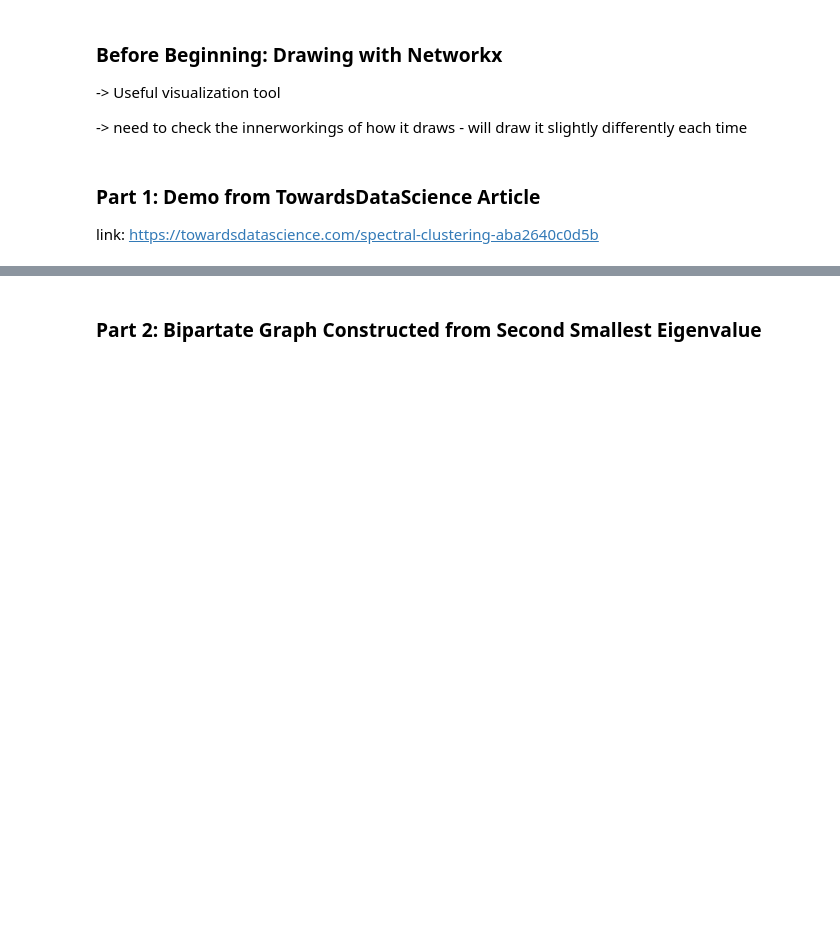
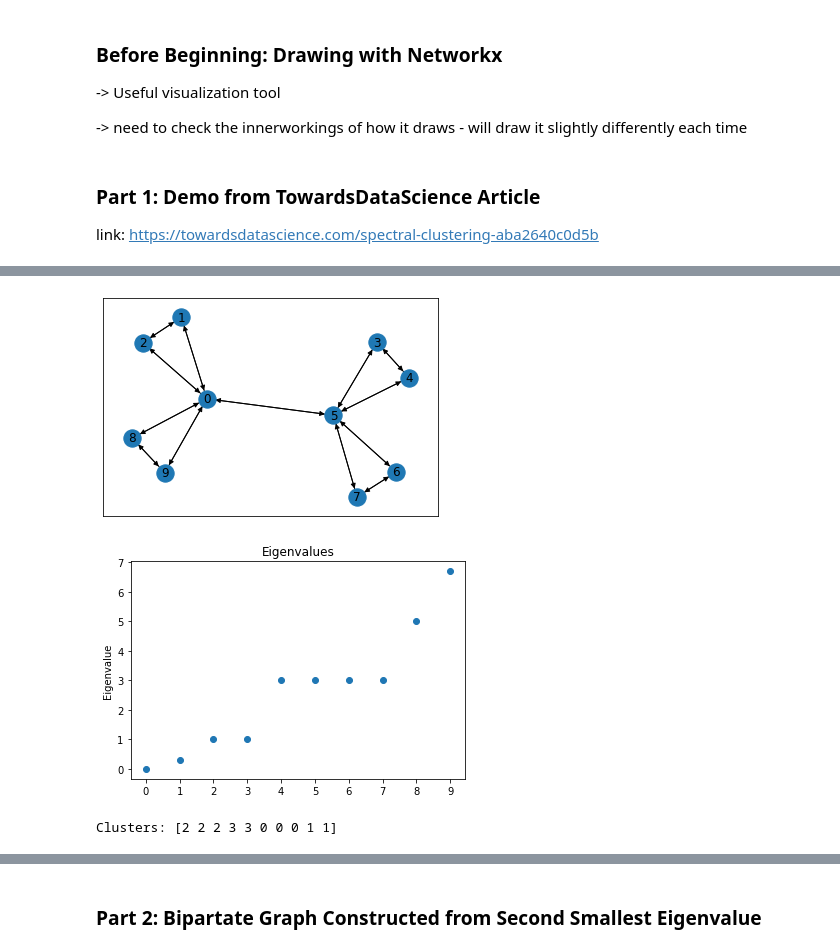
Before and after one commit to serre-lab/synchrony, a Jupyter notebook: supervised/kuramoto/ExploreLaplacian.ipynb, the cells around one changed output, grey strips where cells are left out. Drawn from its saved outputs; the diff is of its cells as text; code cells hidden in the pictures; blank space fills up the shorter version.

```diff
--- a/supervised/kuramoto/ExploreLaplacian.ipynb
+++ b/supervised/kuramoto/ExploreLaplacian.ipynb
@@ -154 +159,34 @@ L.plot_eigenvalues()
 [figure]
+# %%
+A = np.array([
+  [0, 1, 1, 0, 0, 1, 0, 0, 1, 1],
+  [1, 0, 1, 0, 0, 0, 0, 0, 0, 0],
+  [1, 1, 0, 0, 0, 0, 0, 0, 0, 0],
+  [0, 0, 0, 0, 1, 1, 0, 0, 0, 0],
+  [0, 0, 0, 1, 0, 1, 0, 0, 0, 0],
+  [1, 0, 0, 1, 1, 0, 1, 1, 0, 0],
+  [0, 0, 0, 0, 0, 1, 0, 1, 0, 0],
+  [0, 0, 0, 0, 0, 1, 1, 0, 0, 0],
+  [1, 0, 0, 0, 0, 0, 0, 0, 0, 1],
+  [1, 0, 0, 0, 0, 0, 0, 0, 1, 0]])
+L = Laplacian(A)
+L.plot_graph()
+L.plot_eigenvalues()
+# %% [output]
+[figure, added]
+[figure, added]
+# %%
+vals, vecs = np.linalg.eig(L.Lin)
+from sklearn.cluster import KMeans
+# sort these based on the eigenvalues
+vecs = vecs[:,np.argsort(vals)]
+vals = vals[np.argsort(vals)]
+
+# kmeans on first three vectors with nonzero eigenvalues
+kmeans = KMeans(n_clusters=4)
+kmeans.fit(vecs[:,1:4])
+colors = kmeans.labels_
+
+print("Clusters:", colors)
+# %% [output]
+Clusters: [2 2 2 3 3 0 0 0 1 1]
```
Also changed, not shown: parts of 6 cells of this notebook.
